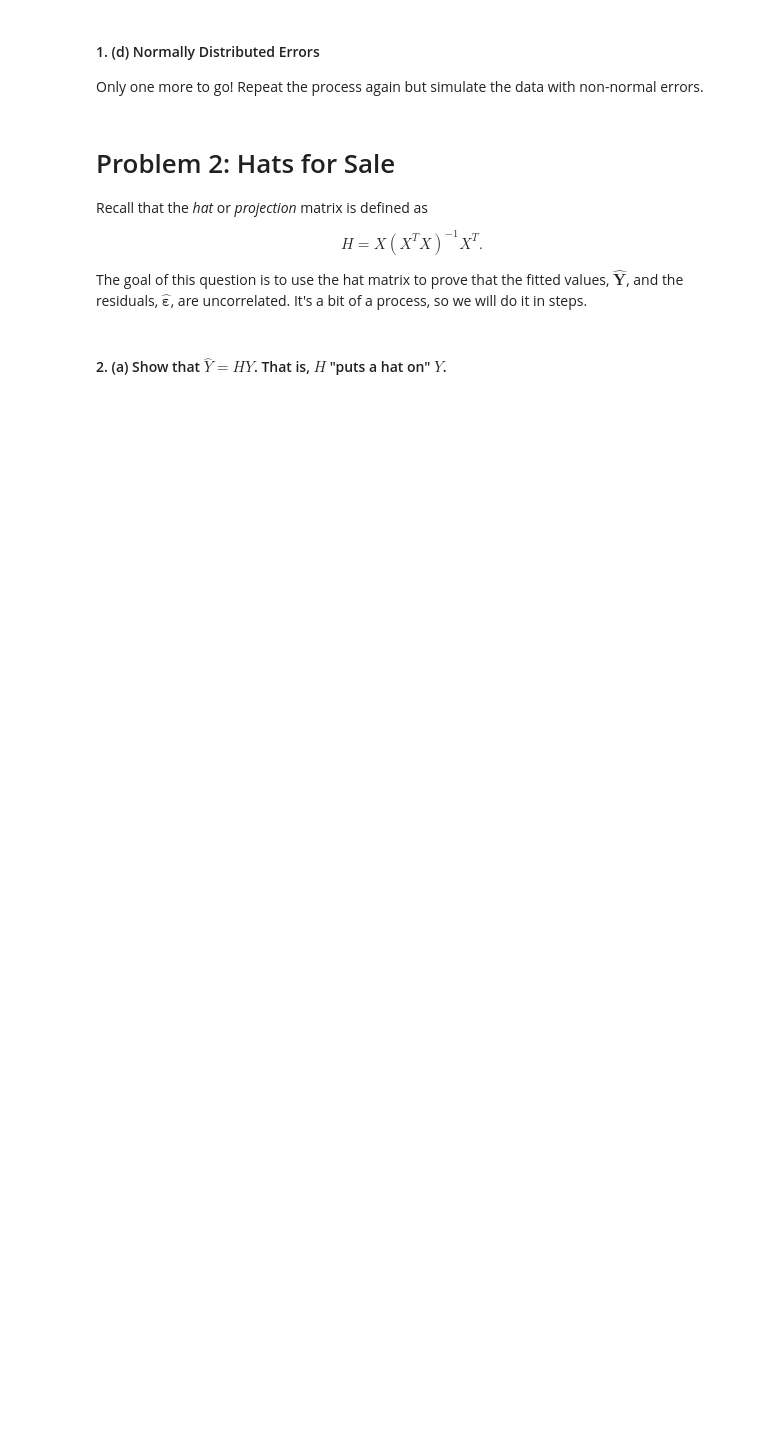
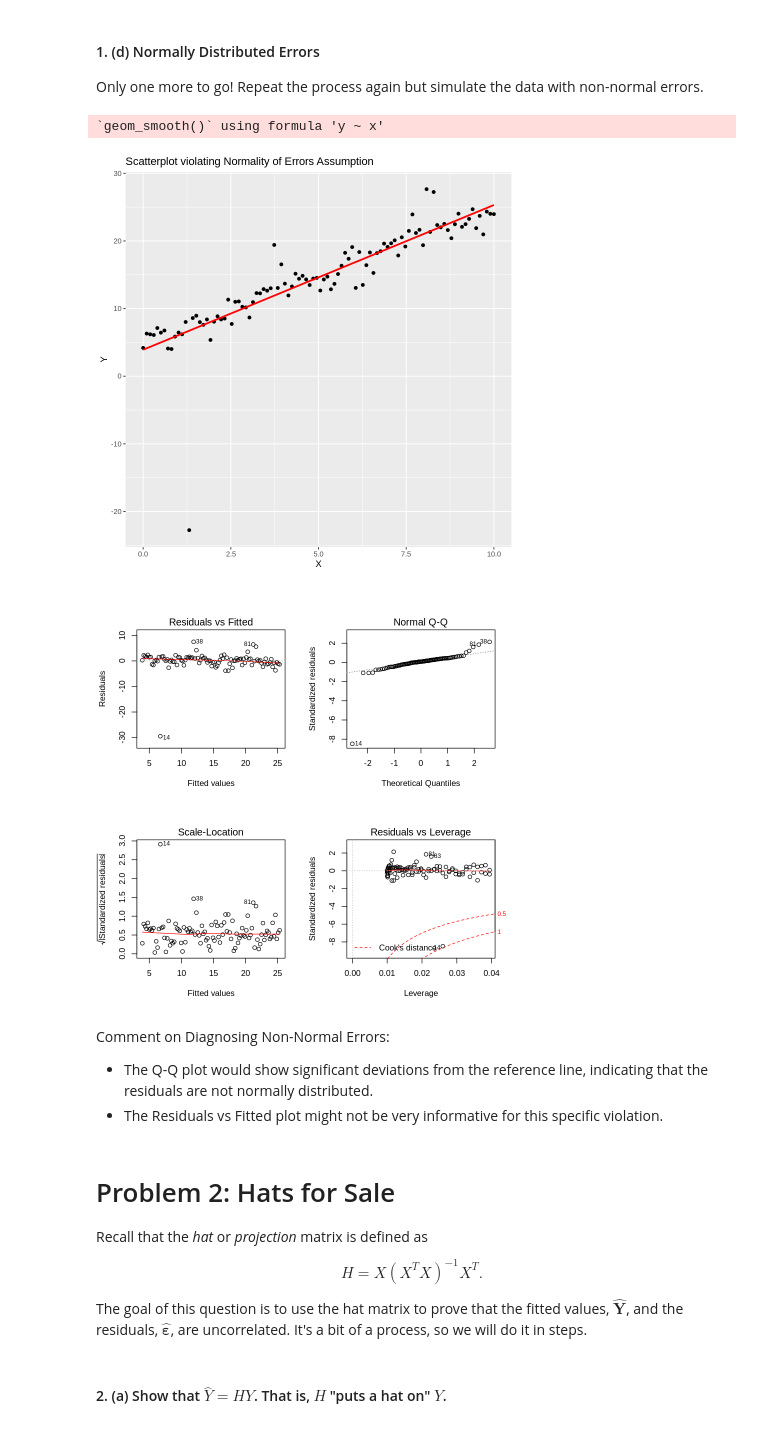
Before and after one commit to dennislamcv1/UniofColStatsModel, a Jupyter notebook: Modern Regression Analysis in R/C1M5_peer_reviewed.ipynb, the cells around one changed output. Cells and saved outputs as stored; diff of their text form; code cells hidden in the pictures; blank space fills up the shorter version.

```diff
--- a/Modern Regression Analysis in R/C1M5_peer_reviewed.ipynb
+++ b/Modern Regression Analysis in R/C1M5_peer_reviewed.ipynb
@@ -49,3 +152,32 @@ Only one more to go! Repeat the process again but simulate the data with non-nor
+# %%
+# Generate data
+y <- 5 + 2 * x + rt(n, df = 2)  # t-distributed errors, heavy-tailed
+
+# Create a data frame
+data_normal_errors <- data.frame(x, y)
+
+# Scatterplot
+ggplot(data_normal_errors, aes(x = x, y = y)) +
+  geom_point() +
+  geom_smooth(method = "lm", se = FALSE, color = "red") +
+  labs(title = "Scatterplot violating Normality of Errors Assumption",
+       x = "X", y = "Y")
+
+# Fit linear model
+model_normal_errors <- lm(y ~ x, data = data_normal_errors)
+
+# Diagnostic plots
+par(mfrow = c(2, 2))
+plot(model_normal_errors)
+# %% [output]
+`geom_smooth()` using formula 'y ~ x'
+[figure, added]
+[figure, added]
+# %% [markdown]
+Comment on Diagnosing Non-Normal Errors:
+
+- The Q-Q plot would show significant deviations from the reference line, indicating that the residuals are not normally distributed.
+- The Residuals vs Fitted plot might not be very informative for this specific violation.
 # %% [markdown]
 # Problem 2: Hats for Sale
 
```
Also changed, not shown: parts of 22 cells of this notebook, 5 other files.
